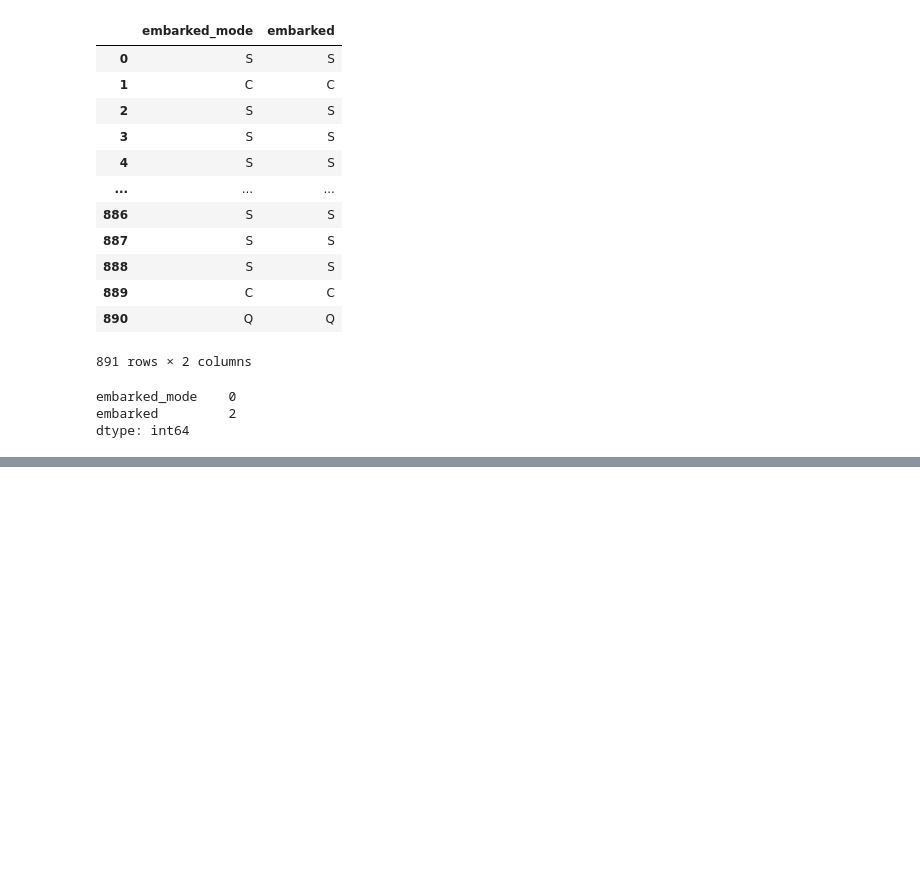
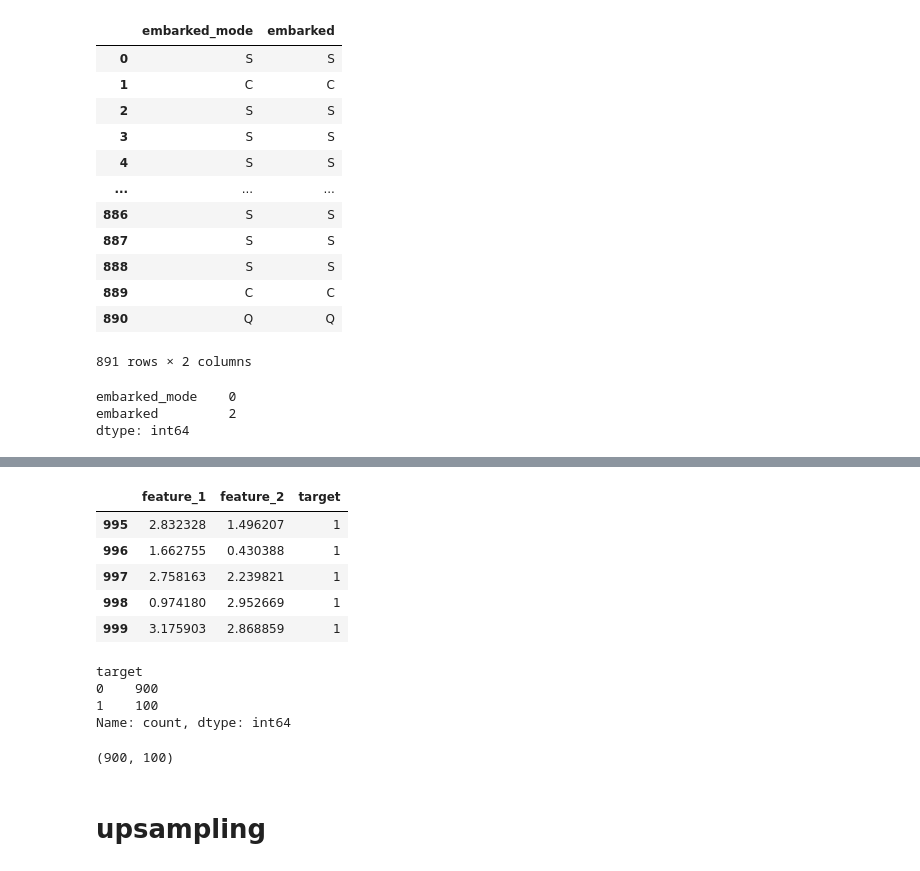
Before and after one commit to namankr/feature-engineering, a Jupyter notebook: FeatureEngineering-1-Assignment.ipynb, the cells around one changed output, grey strips where cells are left out. Cells and saved outputs as stored; diff of their text form; code cells hidden in the pictures; blank space fills up the shorter version.

```diff
--- a/FeatureEngineering-1-Assignment.ipynb
+++ b/FeatureEngineering-1-Assignment.ipynb
@@ -171,0 +224,22 @@ dtype: int64
+# %%
+df.tail()
+# %% [output]
+|  | feature_1 | feature_2 | target |
+| 995 | 2.832328 | 1.496207 | 1 |
+| 996 | 1.662755 | 0.430388 | 1 |
+| 997 | 2.758163 | 2.239821 | 1 |
+| 998 | 0.974180 | 2.952669 | 1 |
+| 999 | 3.175903 | 2.868859 | 1 |
+# %%
+df['target'].value_counts()
+# %% [output]
+target
+0    900
+1    100
+Name: count, dtype: int64
+# %%
+n_class_0, n_class_1
+# %% [output]
+(900, 100)
+# %% [markdown]
+# upsampling
```
Also changed, not shown: parts of 32 cells of this notebook.
